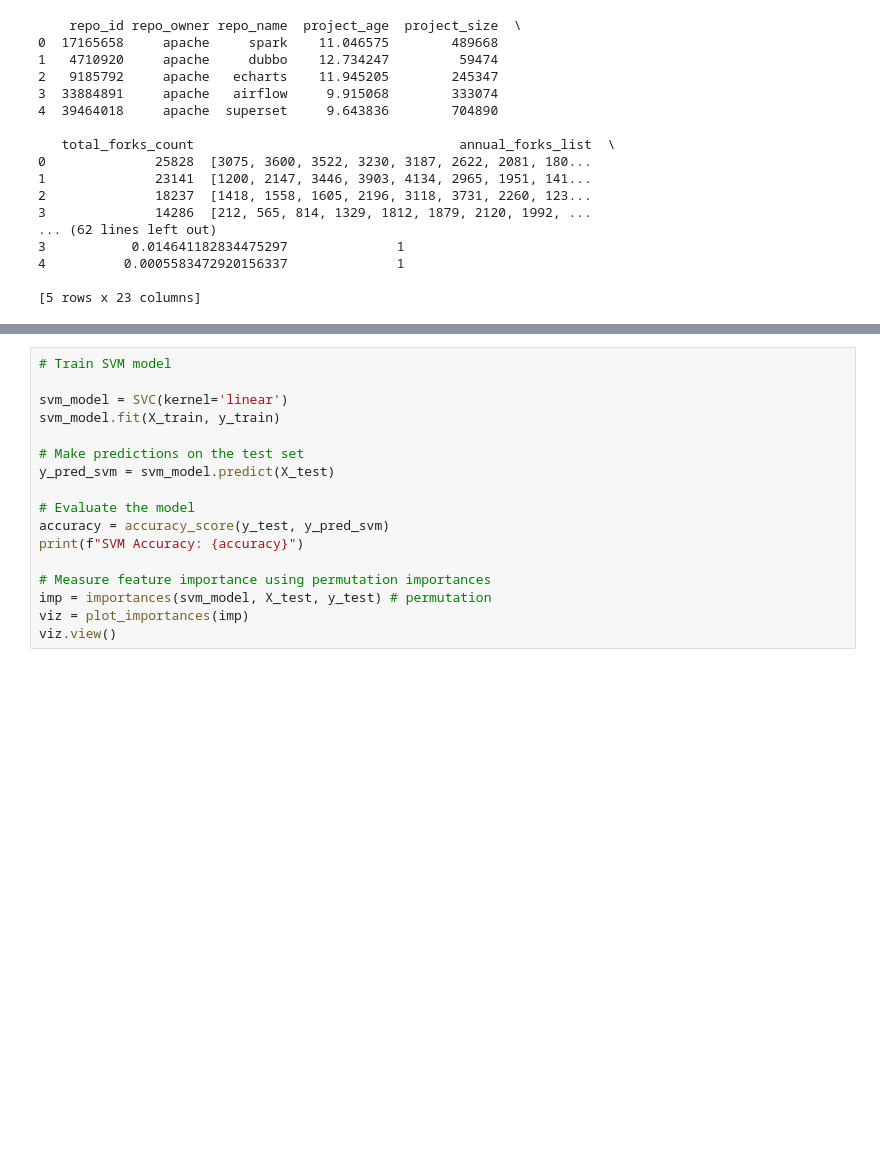
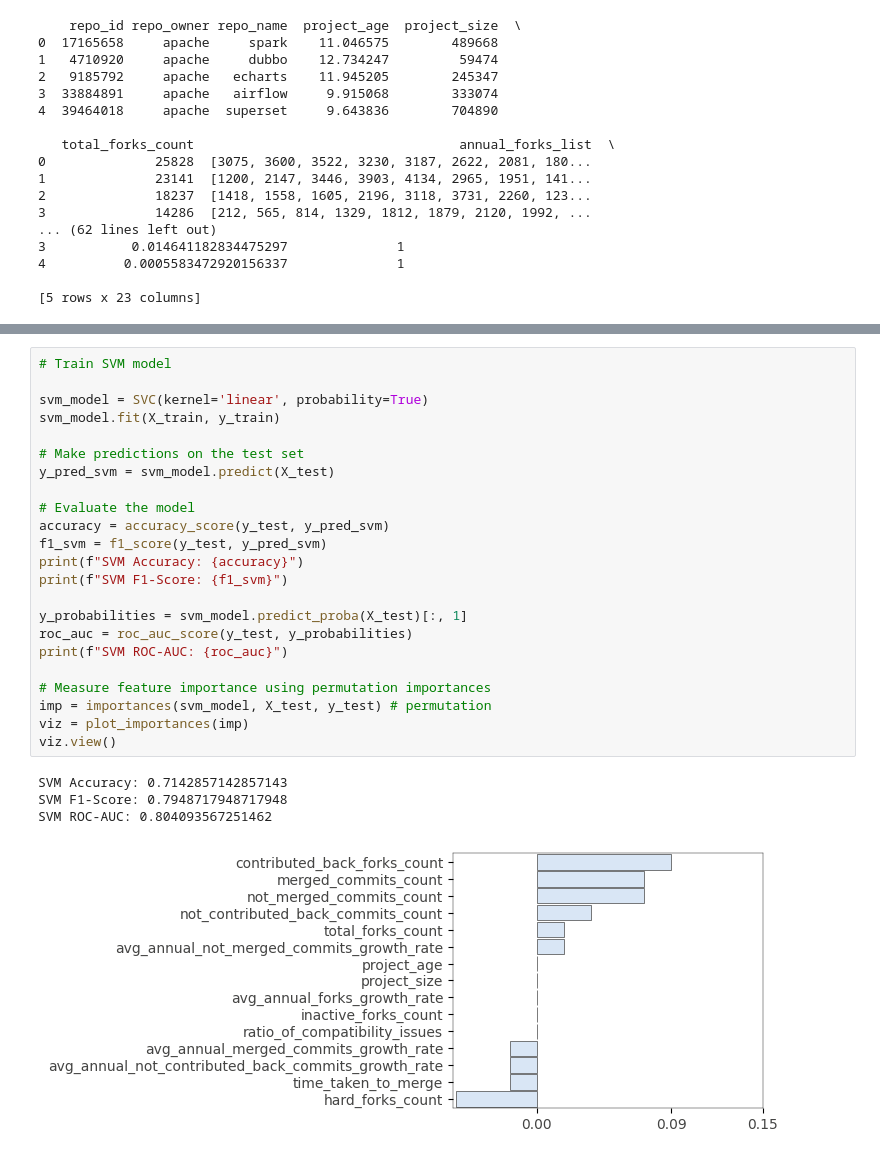
Before and after one commit to helenxie-bit/fork-and-sustainability, a Jupyter notebook: forking_sustainability_ML.ipynb, the cells around one changed output, grey strips where cells are left out. Cells and saved outputs as stored; diff of their text form; blank space fills up the shorter version.

```diff
--- a/forking_sustainability_ML.ipynb
+++ b/forking_sustainability_ML.ipynb
@@ -126,20 +130,31 @@ See the caveats in the documentation: https://pandas.pydata.org/pandas-docs/stab
 # %%
 # Train SVM model
 
-svm_model = SVC(kernel='linear')
+svm_model = SVC(kernel='linear', probability=True)
 svm_model.fit(X_train, y_train)
 
 # Make predictions on the test set
 y_pred_svm = svm_model.predict(X_test)
 
 # Evaluate the model
 accuracy = accuracy_score(y_test, y_pred_svm)
+f1_svm = f1_score(y_test, y_pred_svm)
 print(f"SVM Accuracy: {accuracy}")
+print(f"SVM F1-Score: {f1_svm}")
+
+y_probabilities = svm_model.predict_proba(X_test)[:, 1]
+roc_auc = roc_auc_score(y_test, y_probabilities)
+print(f"SVM ROC-AUC: {roc_auc}")
 
 # Measure feature importance using permutation importances
 imp = importances(svm_model, X_test, y_test) # permutation
 viz = plot_importances(imp)
 viz.view()
+# %% [output]
+SVM Accuracy: 0.7142857142857143
+SVM F1-Score: 0.7948717948717948
+SVM ROC-AUC: 0.804093567251462
+[figure, added]
 # %%
 # Train Random Forest model
 
```
Also changed, not shown: parts of 5 cells of this notebook.
